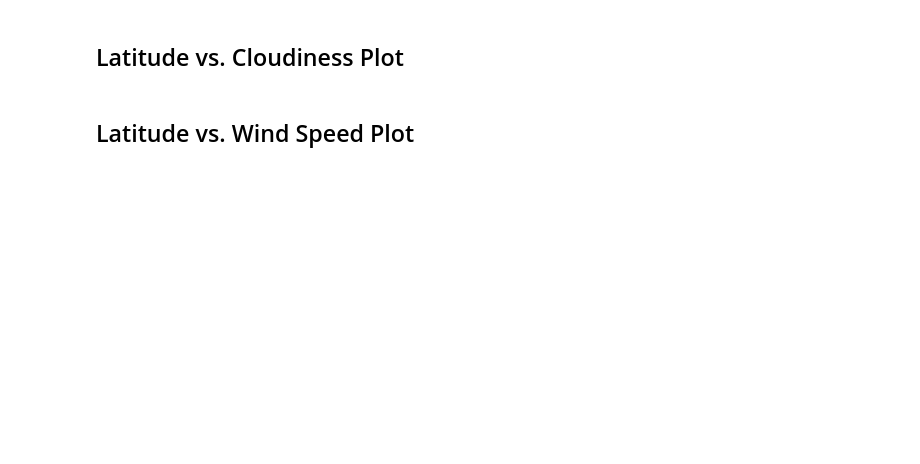
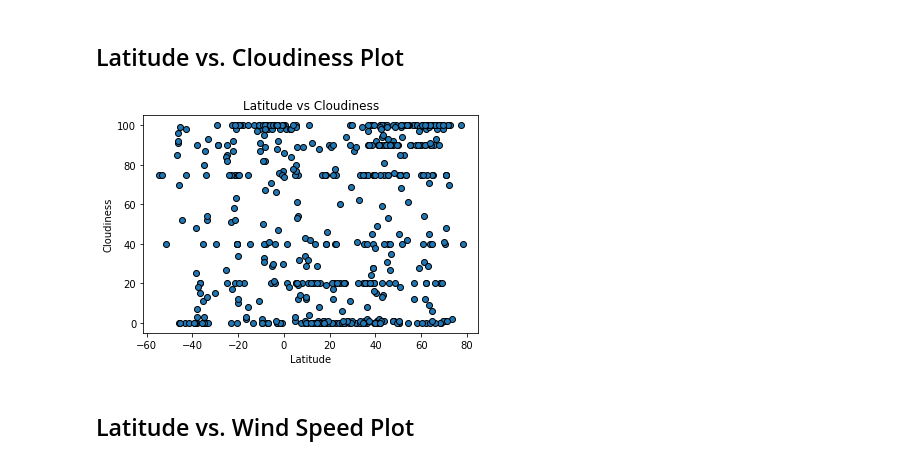
Before and after one commit to CChaussee/Python_API, a Jupyter notebook: WeatherPy/WeatherPy.ipynb, the cells around one changed output. Cells and saved outputs as stored; diff of their text form; code cells hidden in the pictures; blank space fills up the shorter version.

```diff
--- a/WeatherPy/WeatherPy.ipynb
+++ b/WeatherPy/WeatherPy.ipynb
@@ -156,4 +175,12 @@ Skip this step if there are no cities that have humidity > 100%.
 # %% [markdown]
 ## Latitude vs. Cloudiness Plot
+# %%
+plt.scatter(lat, cloud, marker='o', edgecolors="black")
+plt.title("Latitude vs Cloudiness")
+plt.xlabel("Latitude")
+plt.ylabel("Cloudiness")
+plt.show()
+# %% [output]
+[figure, added]
 # %% [markdown]
 ## Latitude vs. Wind Speed Plot
```
Also changed, not shown: parts of 6 cells of this notebook.
